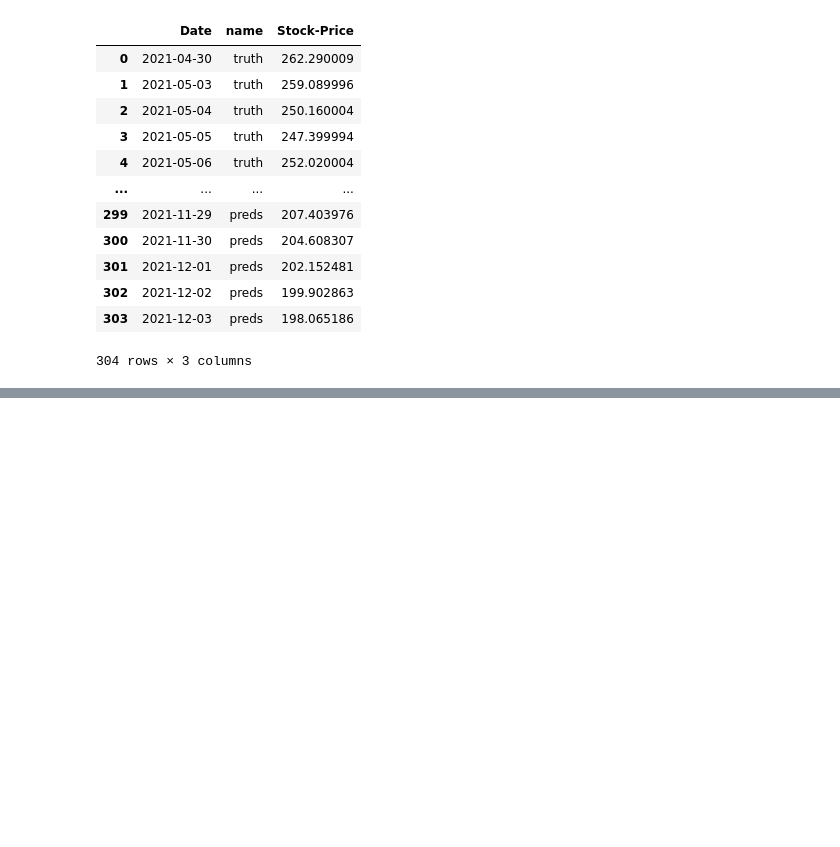
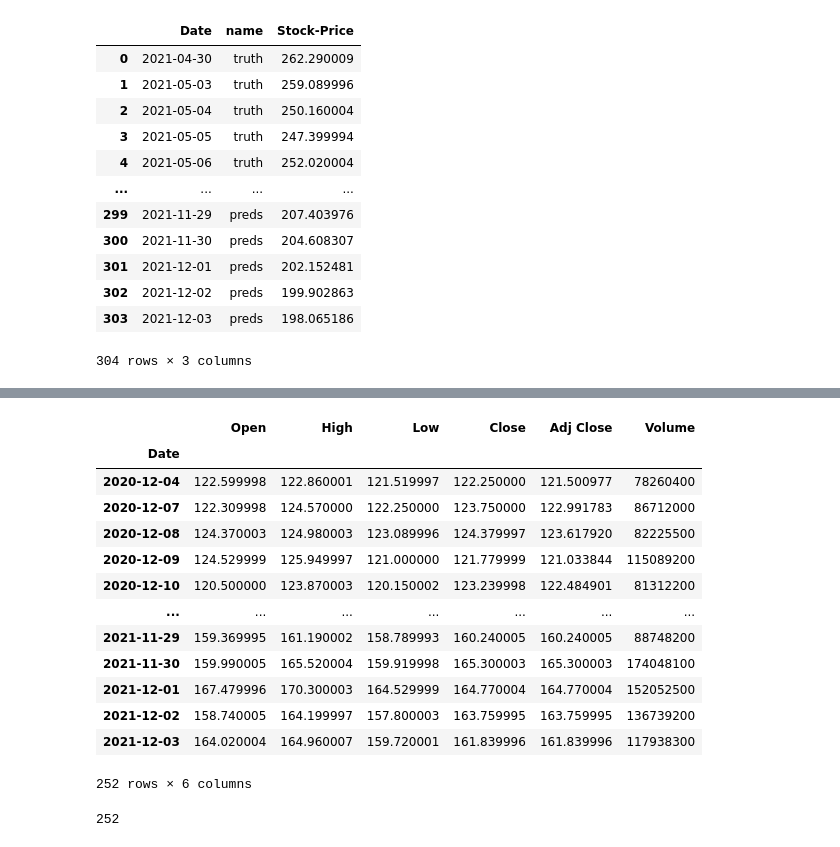
Before and after one commit to DW-Scientist/stock-market-pred-tool, a Jupyter notebook: TestingNotebook.ipynb, the cells around one changed output, grey strips where cells are left out. Drawn from its saved outputs; the diff is of its cells as text; code cells hidden in the pictures; blank space fills up the shorter version.

```diff
--- a/TestingNotebook.ipynb
+++ b/TestingNotebook.ipynb
@@ -301,0 +351,2 @@ plot_df
+# %%
+stocky = LstmModel(test_stock)
@@ -301,0 +374,23 @@ plot_df
+# %%
+test = stocky.df
+# %%
+test
+# %% [output]
+|  | Open | High | Low | Close | Adj Close | Volume |
+| Date |  |  |  |  |  |  |
+| 2020-12-04 | 122.599998 | 122.860001 | 121.519997 | 122.250000 | 121.500977 | 78260400 |
+| 2020-12-07 | 122.309998 | 124.570000 | 122.250000 | 123.750000 | 122.991783 | 86712000 |
+| 2020-12-08 | 124.370003 | 124.980003 | 123.089996 | 124.379997 | 123.617920 | 82225500 |
+| 2020-12-09 | 124.529999 | 125.949997 | 121.000000 | 121.779999 | 121.033844 | 115089200 |
+| 2020-12-10 | 120.500000 | 123.870003 | 120.150002 | 123.239998 | 122.484901 | 81312200 |
+| ... | ... | ... | ... | ... | ... | ... |
+| 2021-11-29 | 159.369995 | 161.190002 | 158.789993 | 160.240005 | 160.240005 | 88748200 |
+| 2021-11-30 | 159.990005 | 165.520004 | 159.919998 | 165.300003 | 165.300003 | 174048100 |
+| 2021-12-01 | 167.479996 | 170.300003 | 164.529999 | 164.770004 | 164.770004 | 152052500 |
+| 2021-12-02 | 158.740005 | 164.199997 | 157.800003 | 163.759995 | 163.759995 | 136739200 |
+| 2021-12-03 | 164.020004 | 164.960007 | 159.720001 | 161.839996 | 161.839996 | 117938300 |
+252 rows × 6 columns
+# %%
+len(test)
+# %% [output]
+252
```
Also changed, not shown: parts of 35 cells of this notebook, 5 other files.
